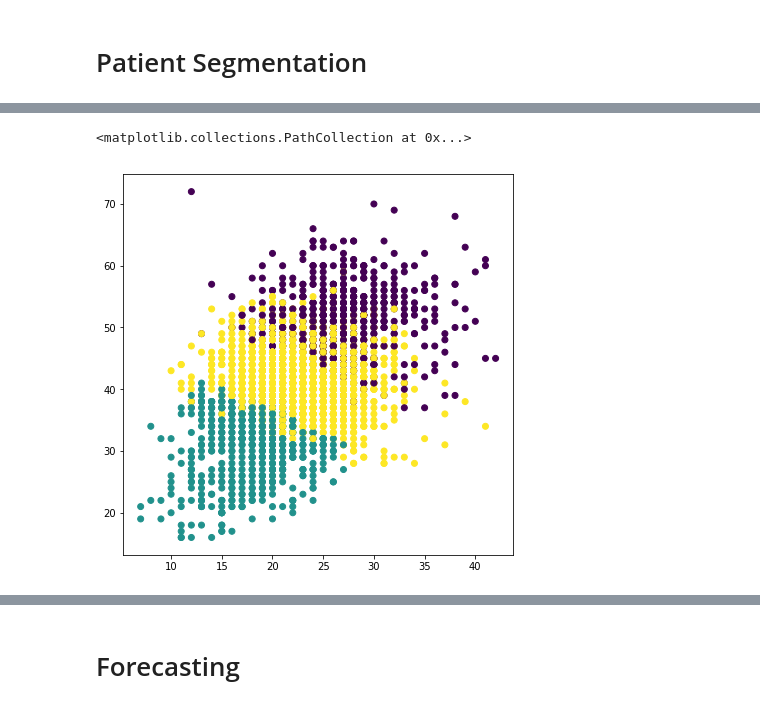
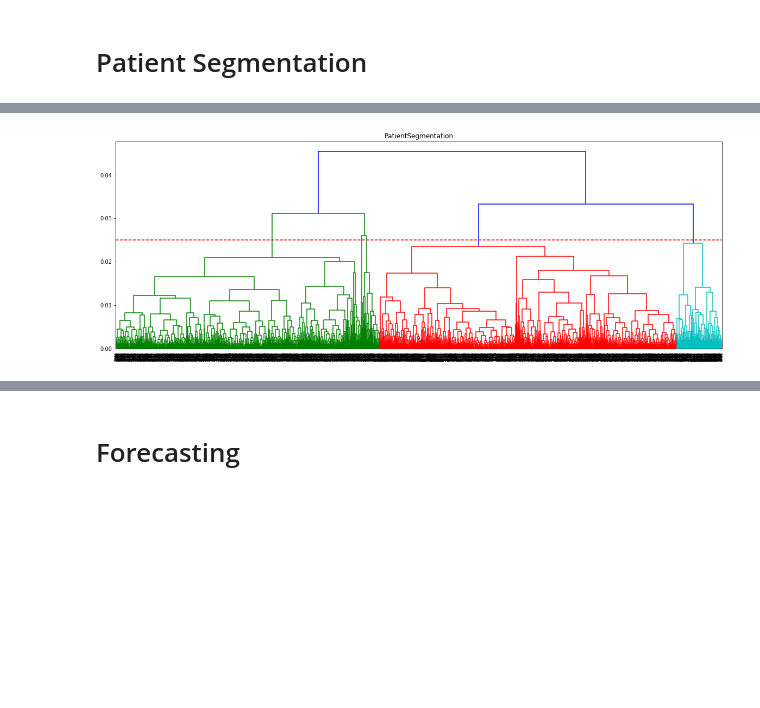
Before and after one commit to wasehahmad/PANSS-Trial-Analysis, a Jupyter notebook: panss_analysis_notebook.ipynb, the cells around one changed output, grey strips where cells are left out. Cells and saved outputs as stored; diff of their text form; code cells hidden in the pictures; blank space fills up the shorter version.

```diff
--- a/panss_analysis_notebook.ipynb
+++ b/panss_analysis_notebook.ipynb
@@ -173,14 +156,9 @@ plt.show()
-# %%
-numClusters = 3
-cluster = AgglomerativeClustering(n_clusters=numClusters, affinity='euclidean', linkage='complete')
-clusters = cluster.fit_predict(firstVisits)
-firstVisits['Segment'] = clusters
-plt.figure(figsize=(7, 7))
-# for seg in range(4):
-#     (firstVisits.loc[firstVisits['Segment'] == seg].boxplot(column=['Ps'],by=['Segment']))
-plt.scatter(firstVisits['Ns'], firstVisits['Gs'], c=cluster.labels_)
-# data_scaled
-# %% [output]
-<matplotlib.collections.PathCollection at 0x...>
-[figure, removed]
+# %%
+plt.figure(figsize=(20, 7))
+dendrogram = hierarchy.dendrogram(linked,labels=labels)
+plt.title("PatientSegmentation")
+plt.axhline(y=0.025, color='r', linestyle='--')
+plt.show()
+# %% [output]
+[figure, added]
 # %%
```
Also changed, not shown: parts of 28 cells of this notebook.
